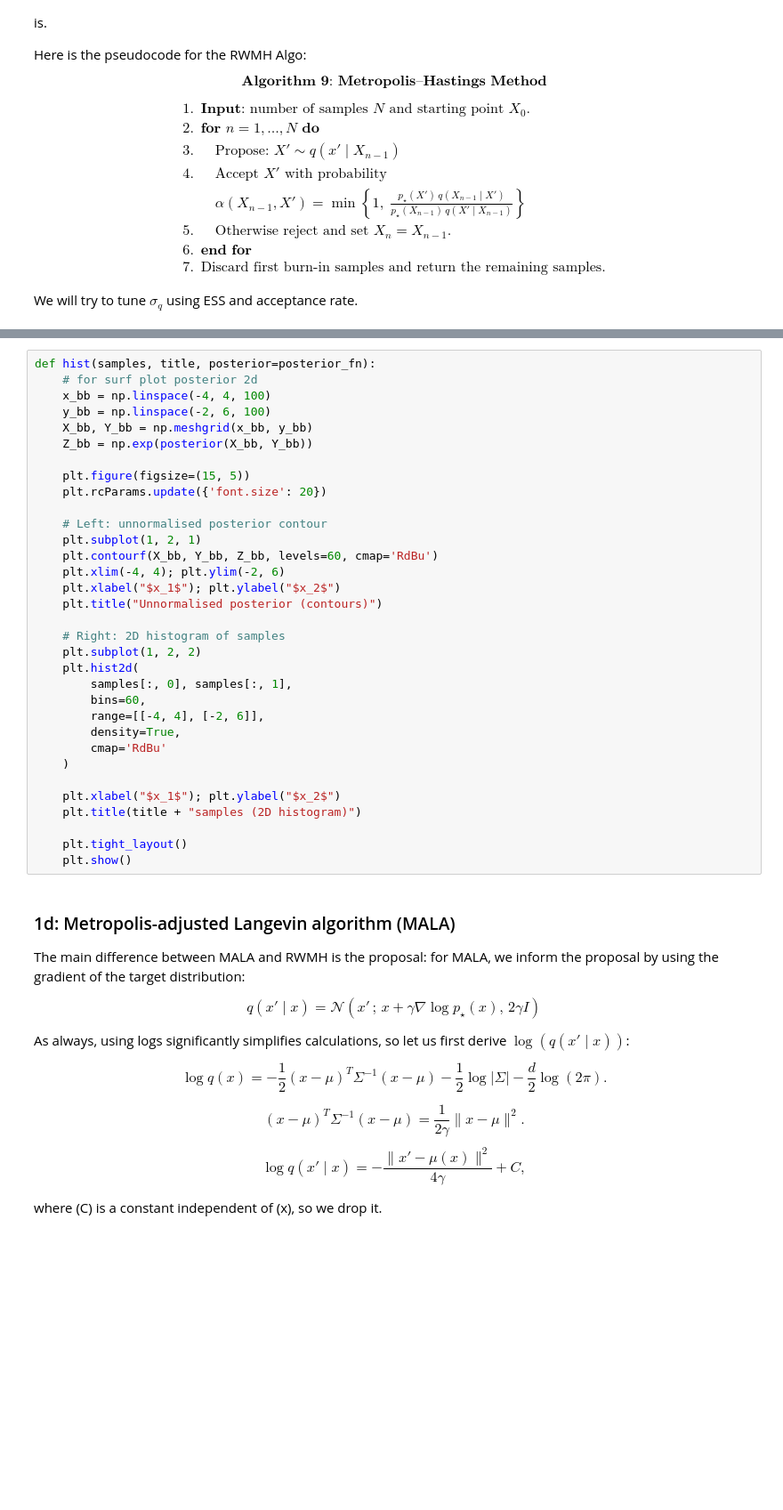
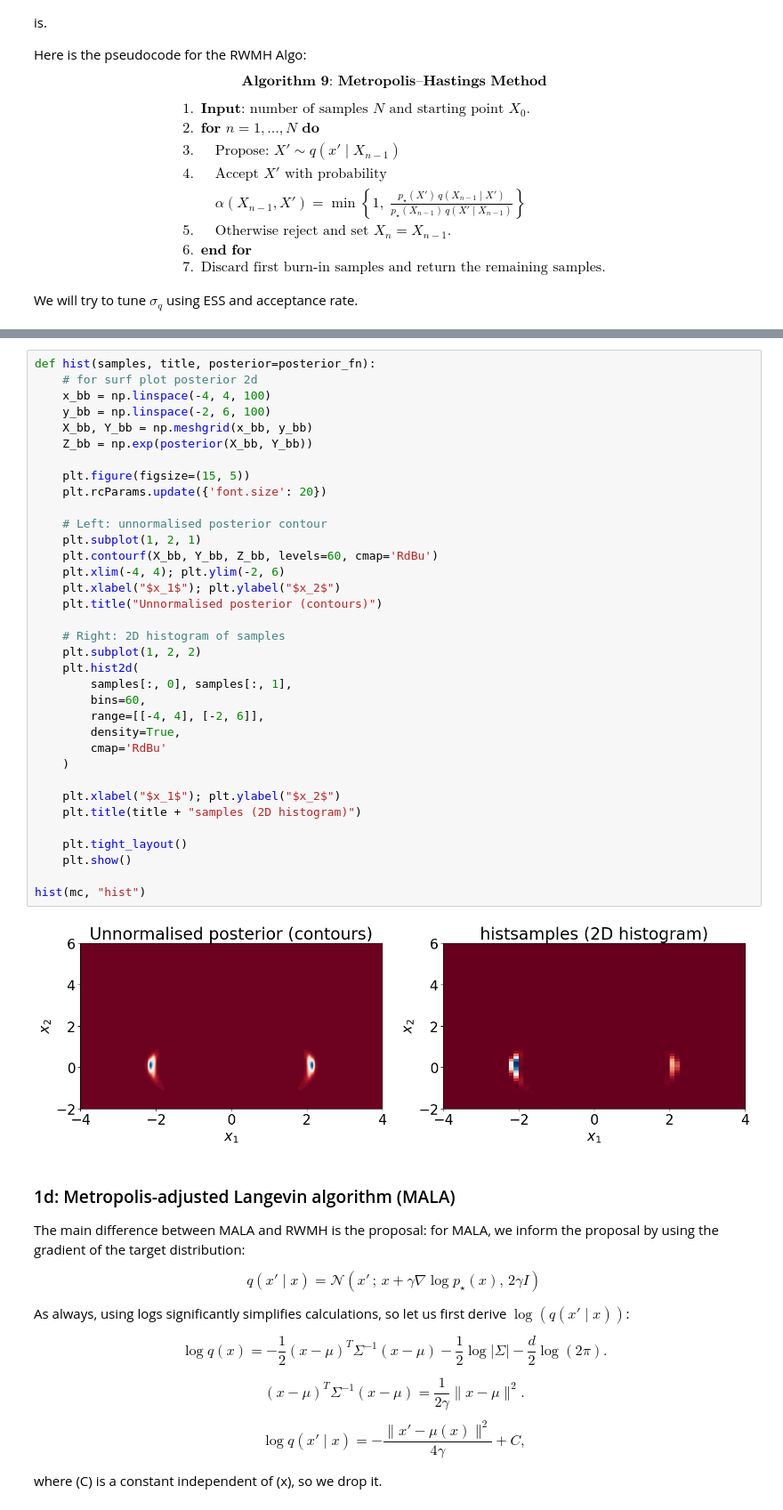
Before and after one commit to alisaklymchuk/stochastic_simulation_math60047, a Jupyter notebook: coursework.ipynb, the cells around one changed output, grey strips where cells are left out. Shown at 89% size. Drawn from its saved outputs; the diff is of its cells as text; blank space fills up the shorter version.

```diff
--- a/coursework.ipynb
+++ b/coursework.ipynb
@@ -404,33 +435,37 @@ def hist(samples, title, posterior=posterior_fn):
     x_bb = np.linspace(-4, 4, 100)
     y_bb = np.linspace(-2, 6, 100)
     X_bb, Y_bb = np.meshgrid(x_bb, y_bb)
     Z_bb = np.exp(posterior(X_bb, Y_bb))
 
     plt.figure(figsize=(15, 5))
     plt.rcParams.update({'font.size': 20})
 
     # Left: unnormalised posterior contour
     plt.subplot(1, 2, 1)
     plt.contourf(X_bb, Y_bb, Z_bb, levels=60, cmap='RdBu')
     plt.xlim(-4, 4); plt.ylim(-2, 6)
     plt.xlabel("$x_1$"); plt.ylabel("$x_2$")
     plt.title("Unnormalised posterior (contours)")
 
     # Right: 2D histogram of samples
     plt.subplot(1, 2, 2)
     plt.hist2d(
         samples[:, 0], samples[:, 1],
         bins=60,
         range=[[-4, 4], [-2, 6]],
         density=True,
         cmap='RdBu'
     )
 
     plt.xlabel("$x_1$"); plt.ylabel("$x_2$")
     plt.title(title + "samples (2D histogram)")
 
     plt.tight_layout()
     plt.show()
+
+hist(mc, "hist")
+# %% [output]
+[figure, added]
 # %% [markdown]
 ### 1d: Metropolis-adjusted Langevin algorithm (MALA)
 
```
Also changed, not shown: parts of 7 cells of this notebook.
